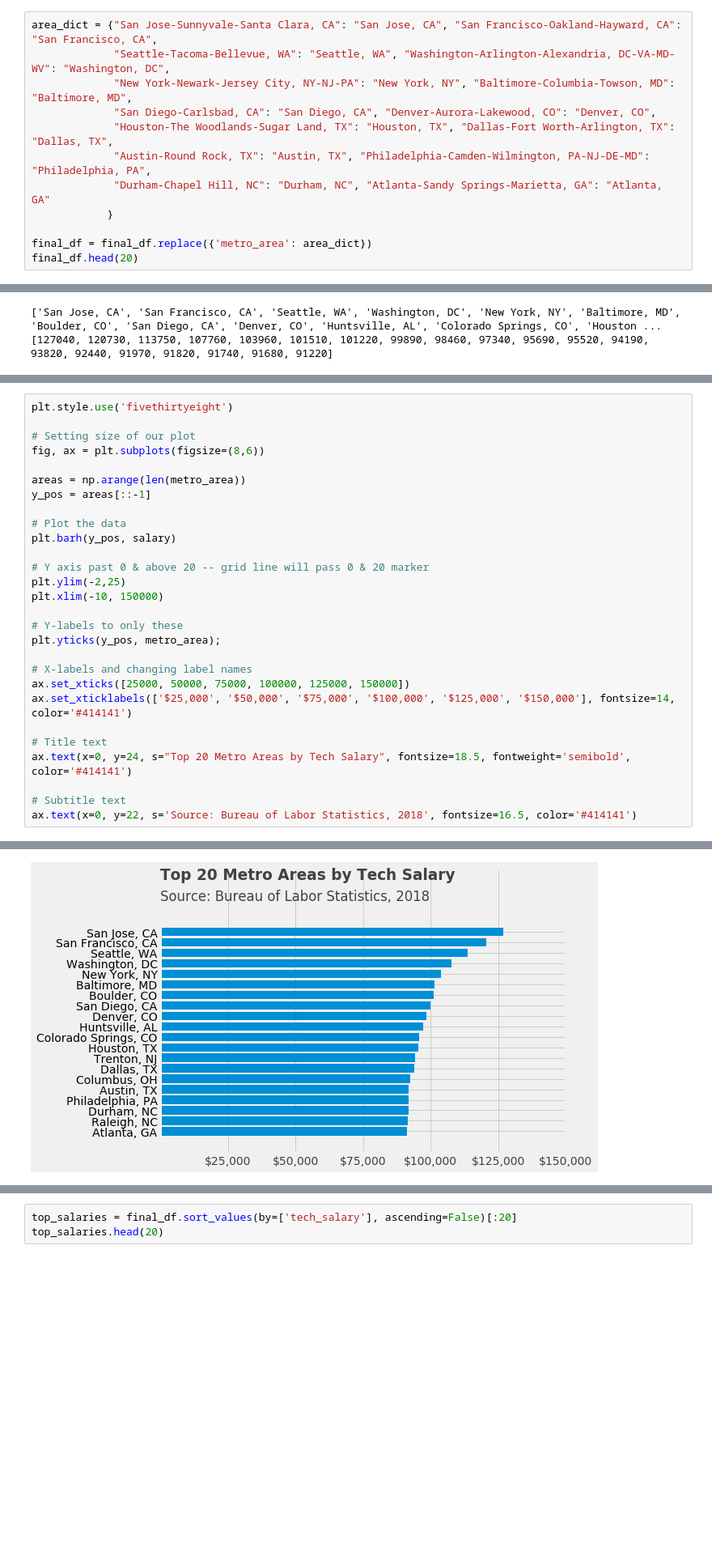
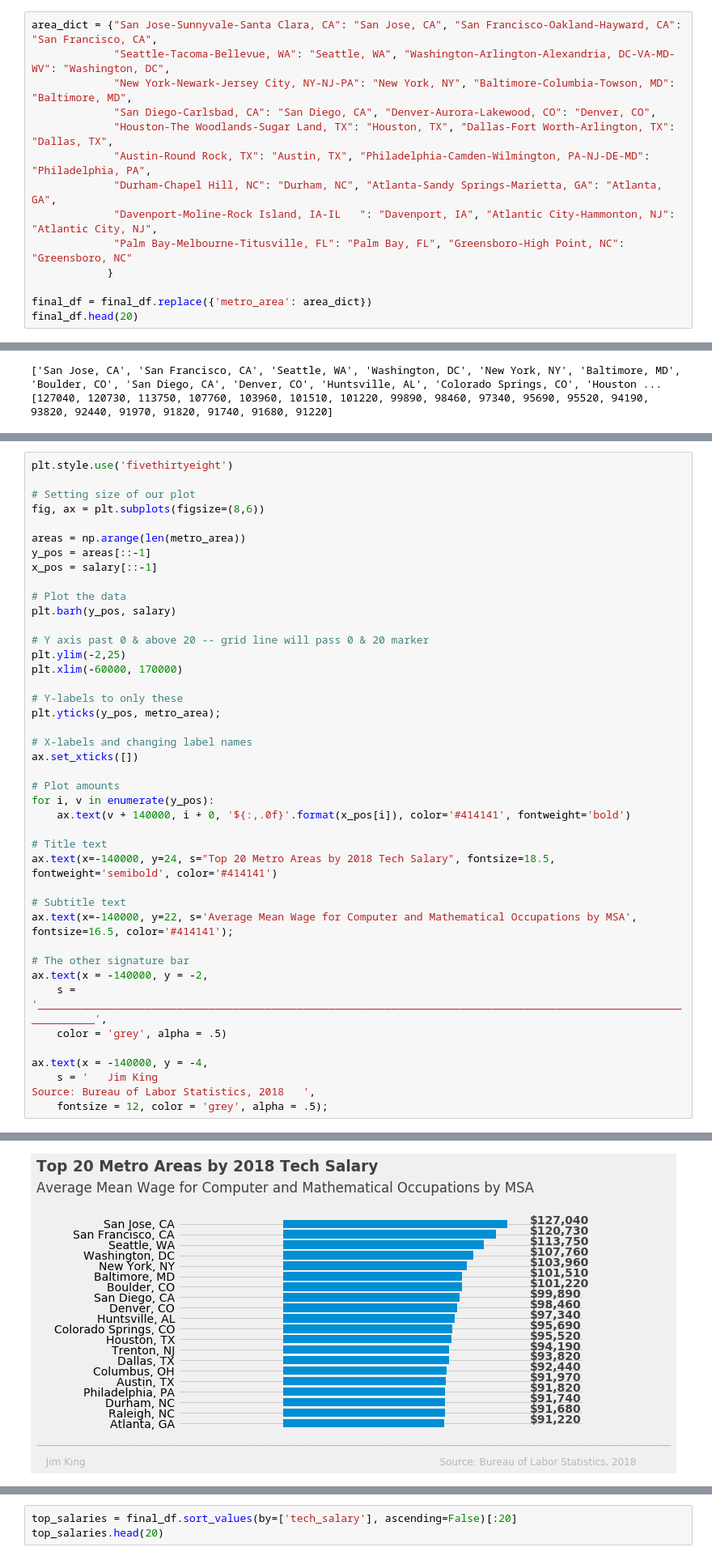
Before and after one commit to Ahdeny/SF_Real_Estate_Project, a Jupyter notebook: National_Salary_vs_Housing.ipynb, the cells around one changed output, grey strips where cells are left out. Shown at 81% size. Drawn from its saved outputs; the diff is of its cells as text; blank space fills up the shorter version.

```diff
--- a/National_Salary_vs_Housing.ipynb
+++ b/National_Salary_vs_Housing.ipynb
@@ -154,7 +154,9 @@ area_dict = {"San Jose-Sunnyvale-Santa Clara, CA": "San Jose, CA", "San Francisc
              "San Diego-Carlsbad, CA": "San Diego, CA", "Denver-Aurora-Lakewood, CO": "Denver, CO",
              "Houston-The Woodlands-Sugar Land, TX": "Houston, TX", "Dallas-Fort Worth-Arlington, TX": "Dallas, TX",
              "Austin-Round Rock, TX": "Austin, TX", "Philadelphia-Camden-Wilmington, PA-NJ-DE-MD": "Philadelphia, PA",
-             "Durham-Chapel Hill, NC": "Durham, NC", "Atlanta-Sandy Springs-Marietta, GA": "Atlanta, GA"
+             "Durham-Chapel Hill, NC": "Durham, NC", "Atlanta-Sandy Springs-Marietta, GA": "Atlanta, GA",
+             "Davenport-Moline-Rock Island, IA-IL	": "Davenport, IA", "Atlantic City-Hammonton, NJ": "Atlantic City, NJ",
+             "Palm Bay-Melbourne-Titusville, FL": "Palm Bay, FL", "Greensboro-High Point, NC": "Greensboro, NC"
             }
 
 final_df = final_df.replace({'metro_area': area_dict})
@@ -232,24 +216,37 @@ fig, ax = plt.subplots(figsize=(8,6))
 
 areas = np.arange(len(metro_area))
 y_pos = areas[::-1]
+x_pos = salary[::-1]
 
 # Plot the data
 plt.barh(y_pos, salary)
 
 # Y axis past 0 & above 20 -- grid line will pass 0 & 20 marker
 plt.ylim(-2,25)
-plt.xlim(-10, 150000)
+plt.xlim(-60000, 170000)
 
 # Y-labels to only these
 plt.yticks(y_pos, metro_area);
 
 # X-labels and changing label names
-ax.set_xticks([25000, 50000, 75000, 100000, 125000, 150000])
-ax.set_xticklabels(['$25,000', '$50,000', '$75,000', '$100,000', '$125,000', '$150,000'], fontsize=14, color='#414141')
+ax.set_xticks([])
+
+# Plot amounts
+for i, v in enumerate(y_pos):
+    ax.text(v + 140000, i + 0, '${:,.0f}'.format(x_pos[i]), color='#414141', fontweight='bold')
 
 # Title text
-ax.text(x=0, y=24, s="Top 20 Metro Areas by Tech Salary", fontsize=18.5, fontweight='semibold', color='#414141')
+ax.text(x=-140000, y=24, s="Top 20 Metro Areas by 2018 Tech Salary", fontsize=18.5, fontweight='semibold', color='#414141')
 
 # Subtitle text
-ax.text(x=0, y=22, s='Source: Bureau of Labor Statistics, 2018', fontsize=16.5, color='#414141')
+ax.text(x=-140000, y=22, s='Average Mean Wage for Computer and Mathematical Occupations by MSA', fontsize=16.5, color='#414141');
+
+# The other signature bar
+ax.text(x = -140000, y = -2,
+    s = '________________________________________________________________________________________________________________',
+    color = 'grey', alpha = .5)
+
+ax.text(x = -140000, y = -4,
+    s = '   Jim King                                                                                                                 Source: Bureau of Labor Statistics, 2018   ',
+    fontsize = 12, color = 'grey', alpha = .5);
 # %% [output]
@@ -257 +253 @@ Text(0, 22, 'Source: Bureau of Labor Statistics, 2018')
-[figure, old version]
+[figure, new version]
```
Also changed, not shown: parts of 6 cells of this notebook.
